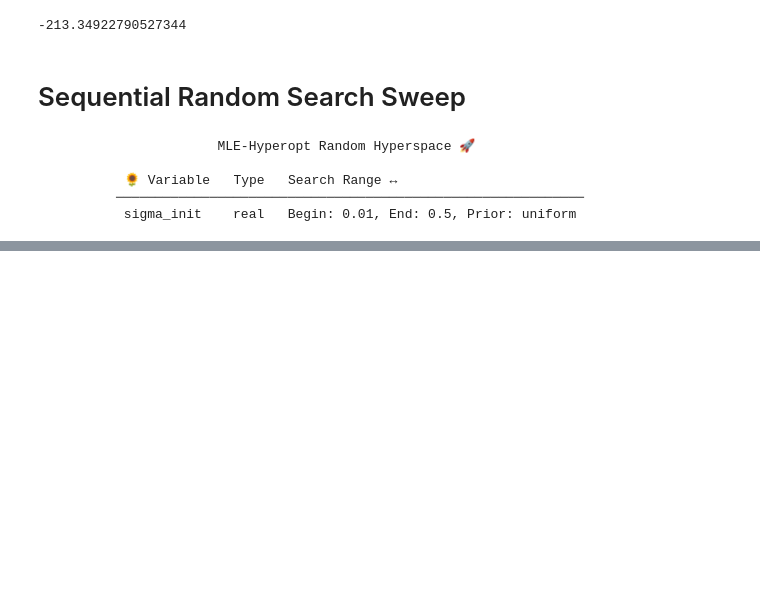
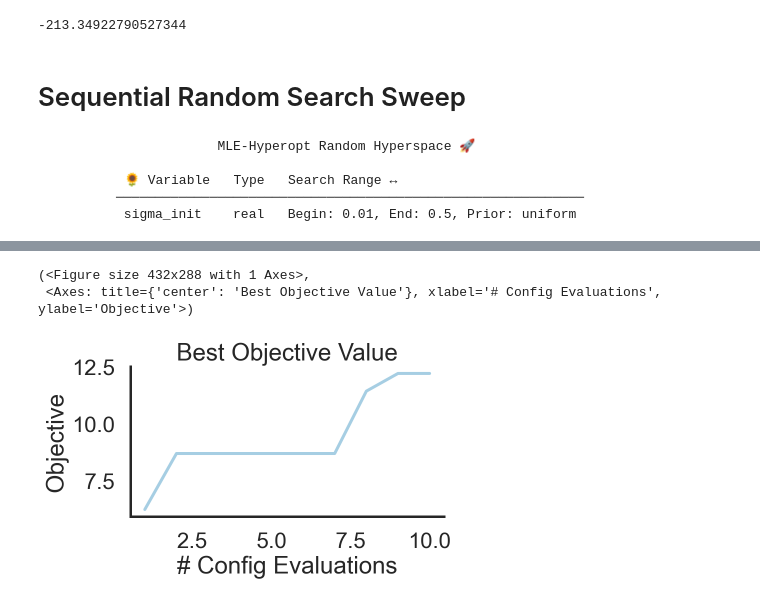
Before and after one commit to neuroevobench/neuroevobench, a Jupyter notebook: examples/neb_introduction.ipynb, the cells around one changed output, grey strips where cells are left out. Cells and saved outputs as stored; diff of their text form; code cells hidden in the pictures; blank space fills up the shorter version.

```diff
--- a/examples/neb_introduction.ipynb
+++ b/examples/neb_introduction.ipynb
@@ -200,0 +285,43 @@ hyper_strategy.plot_best()
+# %%
+# Setup the search strategy for sequential evaluation
+hyper_strategy = RandomSearch(
+    real={"sigma_init": {"begin": 0.01, "end": 0.5, "prior": "uniform"}},
+    search_config={
+        "refine_after": 10,
+        "refine_top_k": 5
+    },
+    maximize_objective=True,
+    seed_id=0,
+    verbose=True,
+)
+
+# Don't specify the search strategy name HERE!
+config = DotMap({
+    "popsize": 10,
+    "num_dims": 2,
+    "es_config": {},
+    "es_params": {},
+    "num_eval_runs": 5,
+    "seed_id": 42,
+    "num_generations": 50
+})
+
+
+# Run the random search hyperparameter optimization loop
+for search_iter in range(10):
+    # Augment the default params with the proposed parameters
+    proposal_params = hyper_strategy.ask()
+    eval_config = copy.deepcopy(config)
+    for k, v in proposal_params.items():
+        eval_config.es_config[k] = v
+
+    # Evaluate the parameter config by running a ES loop
+    performance, solution = neb_eval_loops["bbob"](
+        eval_config,
+        log=None,
+        search_iter=search_iter,
+        strategy_class=HillClimber  # Specify it HERE instead!
+    )
+
+    # Update search strategy - Note we minimize!
+    hyper_strategy.tell(proposal_params, float(performance))
@@ -200,0 +377,6 @@ hyper_strategy.plot_best()
+# %%
+hyper_strategy.plot_best()
+# %% [output]
+(<Figure size 432x288 with 1 Axes>,
+ <Axes: title={'center': 'Best Objective Value'}, xlabel='# Config Evaluations', ylabel='Objective'>)
+[figure, added]
```
Also changed, not shown: parts of 8 cells of this notebook, 11 other files.
